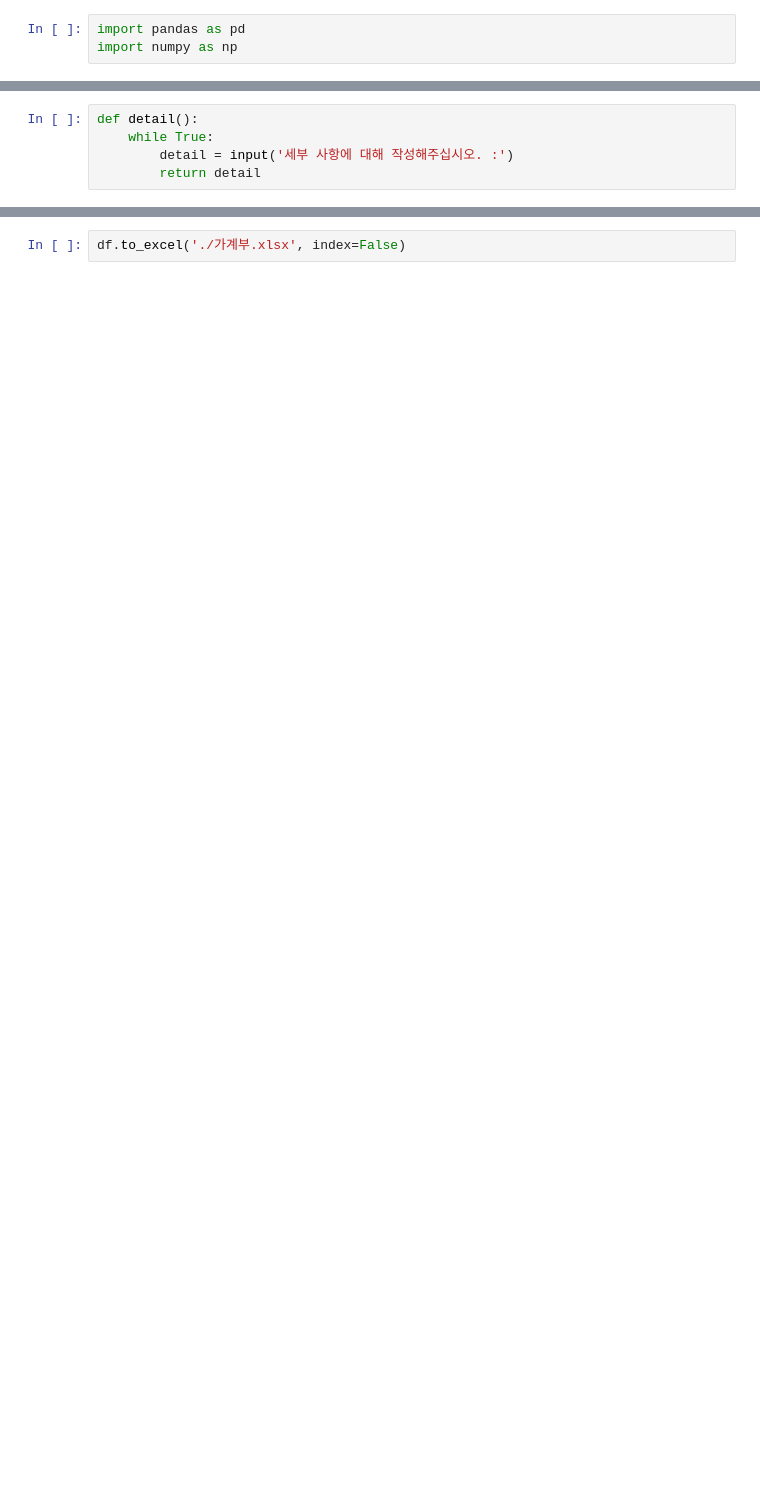
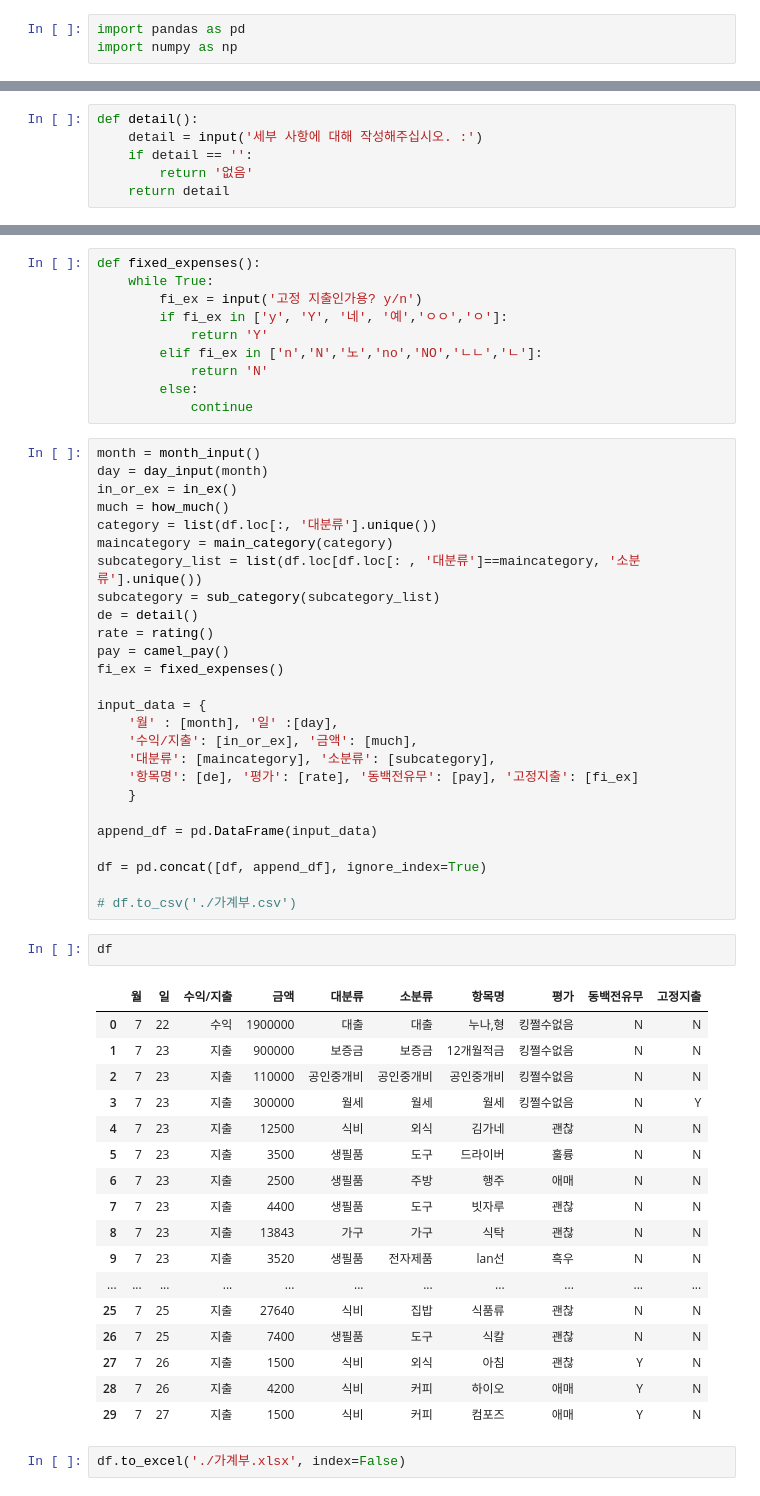
Before and after one commit to inmonim/gagyaebu, a Jupyter notebook: 가계부.ipynb, the cells around one changed output, grey strips where cells are left out. Cells and saved outputs as stored; diff of their text form; blank space fills up the shorter version.

Commit message:
input complate

```diff
--- a/가계부.ipynb
+++ b/가계부.ipynb
@@ -140,6 +125,7 @@ def sub_category(category):
             return sub
 # %%
 def detail():
-    while True:
-        detail = input('세부 사항에 대해 작성해주십시오. :')
-        return detail
+    detail = input('세부 사항에 대해 작성해주십시오. :')
+    if detail == '':
+        return '없음'
+    return detail
@@ -176,2 +151,58 @@ sum(df.loc[df.loc[:,'대분류'] == '생필품', '금액']) + sum(df.loc[df.loc[
+# %%
+def fixed_expenses():
+    while True:
+        fi_ex = input('고정 지출인가용? y/n')
+        if fi_ex in ['y', 'Y', '네', '예','ㅇㅇ','ㅇ']:
+            return 'Y'
+        elif fi_ex in ['n','N','노','no','NO','ㄴㄴ','ㄴ']:
+            return 'N'
+        else:
+            continue
+# %%
+month = month_input()
+day = day_input(month)
+in_or_ex = in_ex()
+much = how_much()
+category = list(df.loc[:, '대분류'].unique())
+maincategory = main_category(category)
+subcategory_list = list(df.loc[df.loc[: , '대분류']==maincategory, '소분류'].unique())
+subcategory = sub_category(subcategory_list)
+de = detail()
+rate = rating()
+pay = camel_pay()
+fi_ex = fixed_expenses()
+
+input_data = {
+    '월' : [month], '일' :[day],
+    '수익/지출': [in_or_ex], '금액': [much],
+    '대분류': [maincategory], '소분류': [subcategory],
+    '항목명': [de], '평가': [rate], '동백전유무': [pay], '고정지출': [fi_ex]
+    }
+
+append_df = pd.DataFrame(input_data)
+
+df = pd.concat([df, append_df], ignore_index=True)
+
+# df.to_csv('./가계부.csv')
+# %%
+df
+# %% [output]
+|  | 월 | 일 | 수익/지출 | 금액 | 대분류 | 소분류 | 항목명 | 평가 | 동백전유무 | 고정지출 |
+| 0 | 7 | 22 | 수익 | 1900000 | 대출 | 대출 | 누나,형 | 킹쩔수없음 | N | N |
+| 1 | 7 | 23 | 지출 | 900000 | 보증금 | 보증금 | 12개월적금 | 킹쩔수없음 | N | N |
+| 2 | 7 | 23 | 지출 | 110000 | 공인중개비 | 공인중개비 | 공인중개비 | 킹쩔수없음 | N | N |
+| 3 | 7 | 23 | 지출 | 300000 | 월세 | 월세 | 월세 | 킹쩔수없음 | N | Y |
+| 4 | 7 | 23 | 지출 | 12500 | 식비 | 외식 | 김가네 | 괜찮 | N | N |
+| 5 | 7 | 23 | 지출 | 3500 | 생필품 | 도구 | 드라이버 | 훌륭 | N | N |
+| 6 | 7 | 23 | 지출 | 2500 | 생필품 | 주방 | 행주 | 애매 | N | N |
+| 7 | 7 | 23 | 지출 | 4400 | 생필품 | 도구 | 빗자루 | 괜찮 | N | N |
+| 8 | 7 | 23 | 지출 | 13843 | 가구 | 가구 | 식탁 | 괜찮 | N | N |
+| 9 | 7 | 23 | 지출 | 3520 | 생필품 | 전자제품 | lan선 | 흑우 | N | N |
+| ... | ... | ... | ... | ... | ... | ... | ... | ... | ... | ... |
+| 25 | 7 | 25 | 지출 | 27640 | 식비 | 집밥 | 식품류 | 괜찮 | N | N |
+| 26 | 7 | 25 | 지출 | 7400 | 생필품 | 도구 | 식칼 | 괜찮 | N | N |
+| 27 | 7 | 26 | 지출 | 1500 | 식비 | 외식 | 아침 | 괜찮 | Y | N |
+| 28 | 7 | 26 | 지출 | 4200 | 식비 | 커피 | 하이오 | 애매 | Y | N |
+| 29 | 7 | 27 | 지출 | 1500 | 식비 | 커피 | 컴포즈 | 애매 | Y | N |
 # %%
 df.to_excel('./가계부.xlsx', index=False)
```
Also changed, not shown: parts of 13 cells of this notebook, 2 other files.
